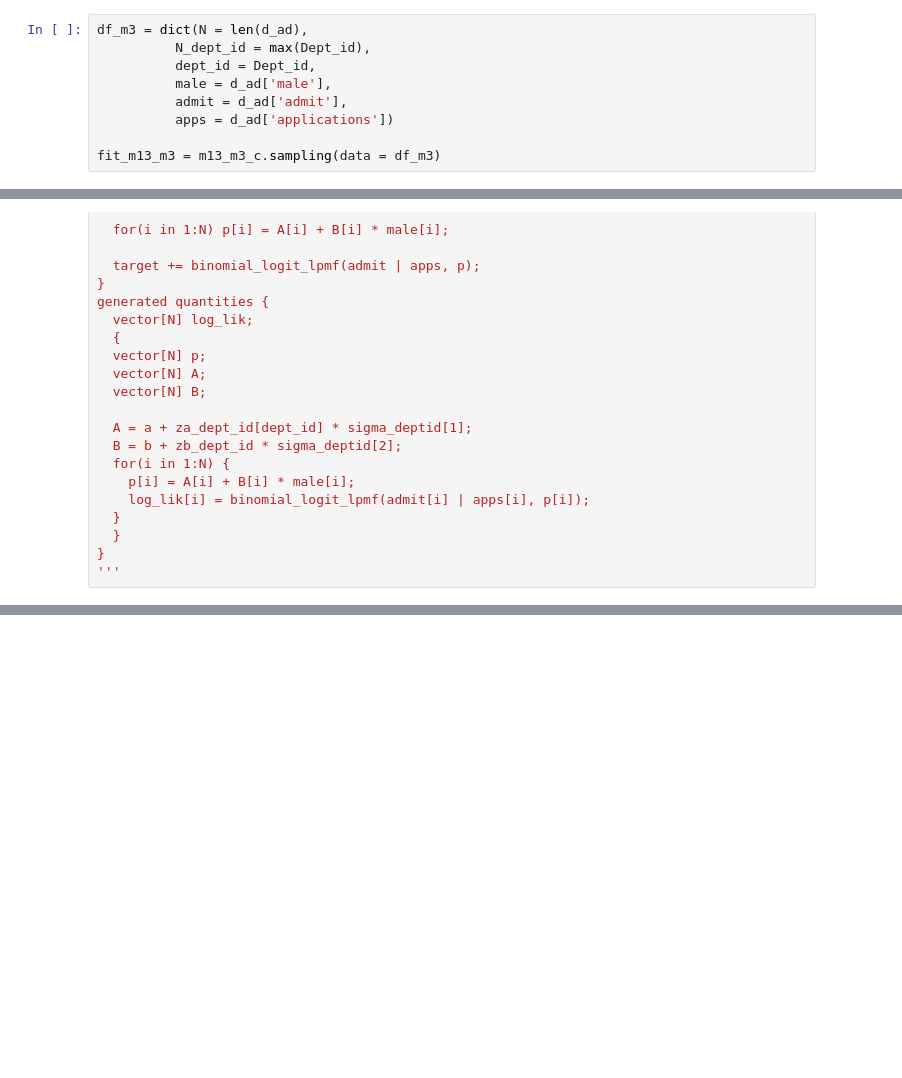
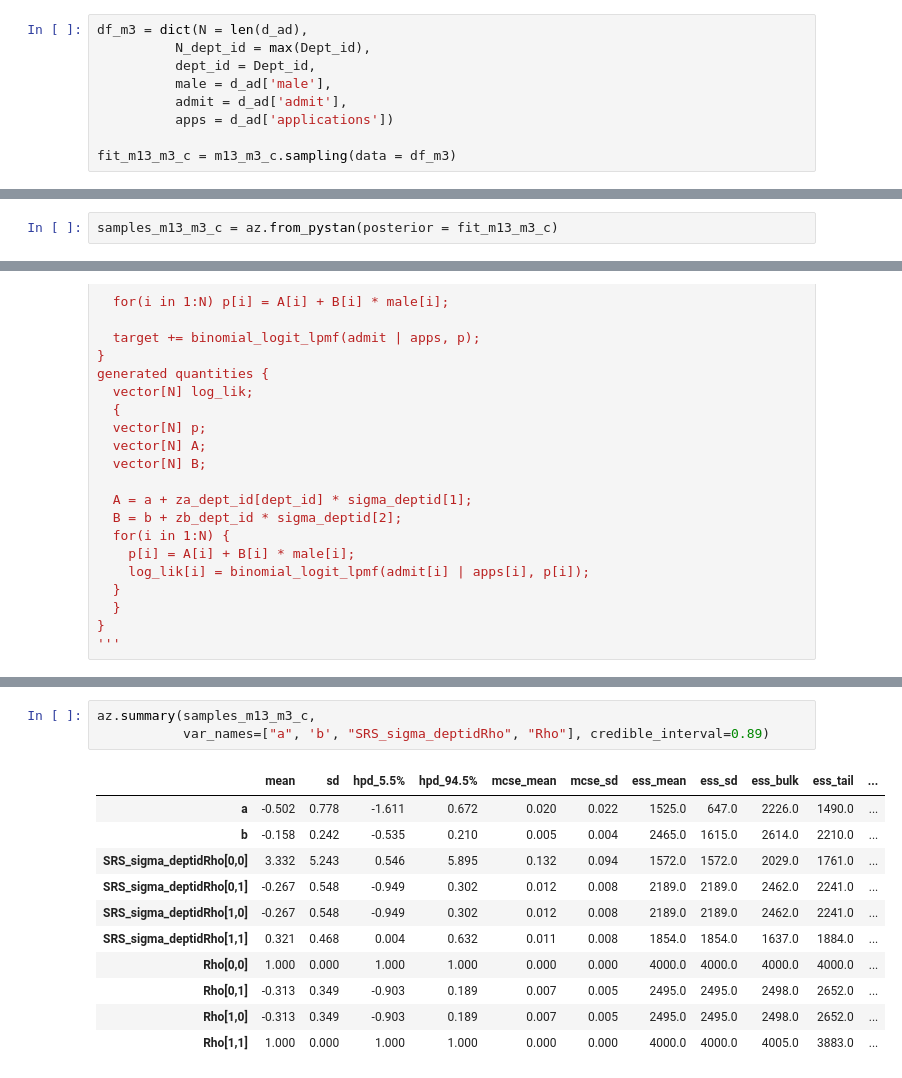
Before and after one commit to bennywee/rethinking_notes, a Jupyter notebook: chapter_13/ch_13_stan.ipynb, the cells around one changed output, grey strips where cells are left out. Saved outputs shown, nothing was run; the diff lists cells and outputs as text; blank space fills up the shorter version.

```diff
--- a/chapter_13/ch_13_stan.ipynb
+++ b/chapter_13/ch_13_stan.ipynb
@@ -278,7 +278,7 @@ df_m3 = dict(N = len(d_ad),
           admit = d_ad['admit'],
           apps = d_ad['applications'])
 
-fit_m13_m3 = m13_m3_c.sampling(data = df_m3)
+fit_m13_m3_c = m13_m3_c.sampling(data = df_m3)
 # %% [output]
 WARNING:pystan:n_eff / iter below 0.001 indicates that the effective sample size has likely been overestimated
 WARNING:pystan:Rhat above 1.1 or below 0.9 indicates that the chains very likely have not mixed
@@ -286,4 +286,6 @@ WARNING:pystan:2 of 4000 iterations ended with a divergence (0.05 %).
 WARNING:pystan:Try running with adapt_delta larger than 0.8 to remove the divergences.
+# %%
+samples_m13_m3_c = az.from_pystan(posterior = fit_m13_m3_c)
 # %%
 m_13_m3_nc = '''
 data {
@@ -346,0 +380,15 @@ generated quantities {
+# %%
+az.summary(samples_m13_m3_c,
+           var_names=["a", 'b', "SRS_sigma_deptidRho", "Rho"], credible_interval=0.89)
+# %% [output]
+|  | mean | sd | hpd_5.5% | hpd_94.5% | mcse_mean | mcse_sd | ess_mean | ess_sd | ess_bulk | ess_tail | ... |
+| a | -0.502 | 0.778 | -1.611 | 0.672 | 0.020 | 0.022 | 1525.0 | 647.0 | 2226.0 | 1490.0 | ... |
+| b | -0.158 | 0.242 | -0.535 | 0.210 | 0.005 | 0.004 | 2465.0 | 1615.0 | 2614.0 | 2210.0 | ... |
+| SRS_sigma_deptidRho[0,0] | 3.332 | 5.243 | 0.546 | 5.895 | 0.132 | 0.094 | 1572.0 | 1572.0 | 2029.0 | 1761.0 | ... |
+| SRS_sigma_deptidRho[0,1] | -0.267 | 0.548 | -0.949 | 0.302 | 0.012 | 0.008 | 2189.0 | 2189.0 | 2462.0 | 2241.0 | ... |
+| SRS_sigma_deptidRho[1,0] | -0.267 | 0.548 | -0.949 | 0.302 | 0.012 | 0.008 | 2189.0 | 2189.0 | 2462.0 | 2241.0 | ... |
+| SRS_sigma_deptidRho[1,1] | 0.321 | 0.468 | 0.004 | 0.632 | 0.011 | 0.008 | 1854.0 | 1854.0 | 1637.0 | 1884.0 | ... |
+| Rho[0,0] | 1.000 | 0.000 | 1.000 | 1.000 | 0.000 | 0.000 | 4000.0 | 4000.0 | 4000.0 | 4000.0 | ... |
+| Rho[0,1] | -0.313 | 0.349 | -0.903 | 0.189 | 0.007 | 0.005 | 2495.0 | 2495.0 | 2498.0 | 2652.0 | ... |
+| Rho[1,0] | -0.313 | 0.349 | -0.903 | 0.189 | 0.007 | 0.005 | 2495.0 | 2495.0 | 2498.0 | 2652.0 | ... |
+| Rho[1,1] | 1.000 | 0.000 | 1.000 | 1.000 | 0.000 | 0.000 | 4000.0 | 4000.0 | 4005.0 | 3883.0 | ... |
```
Also changed, not shown: parts of 24 cells of this notebook, 1 other file.
